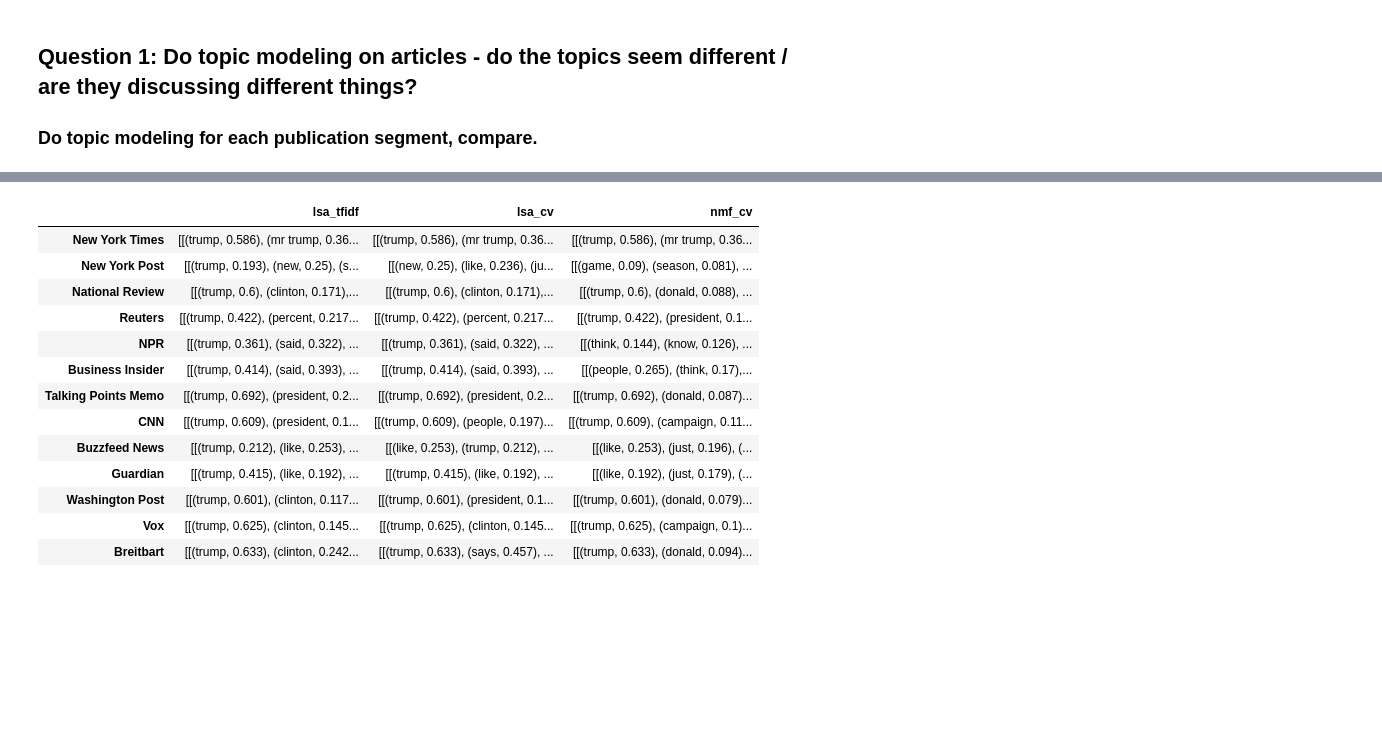
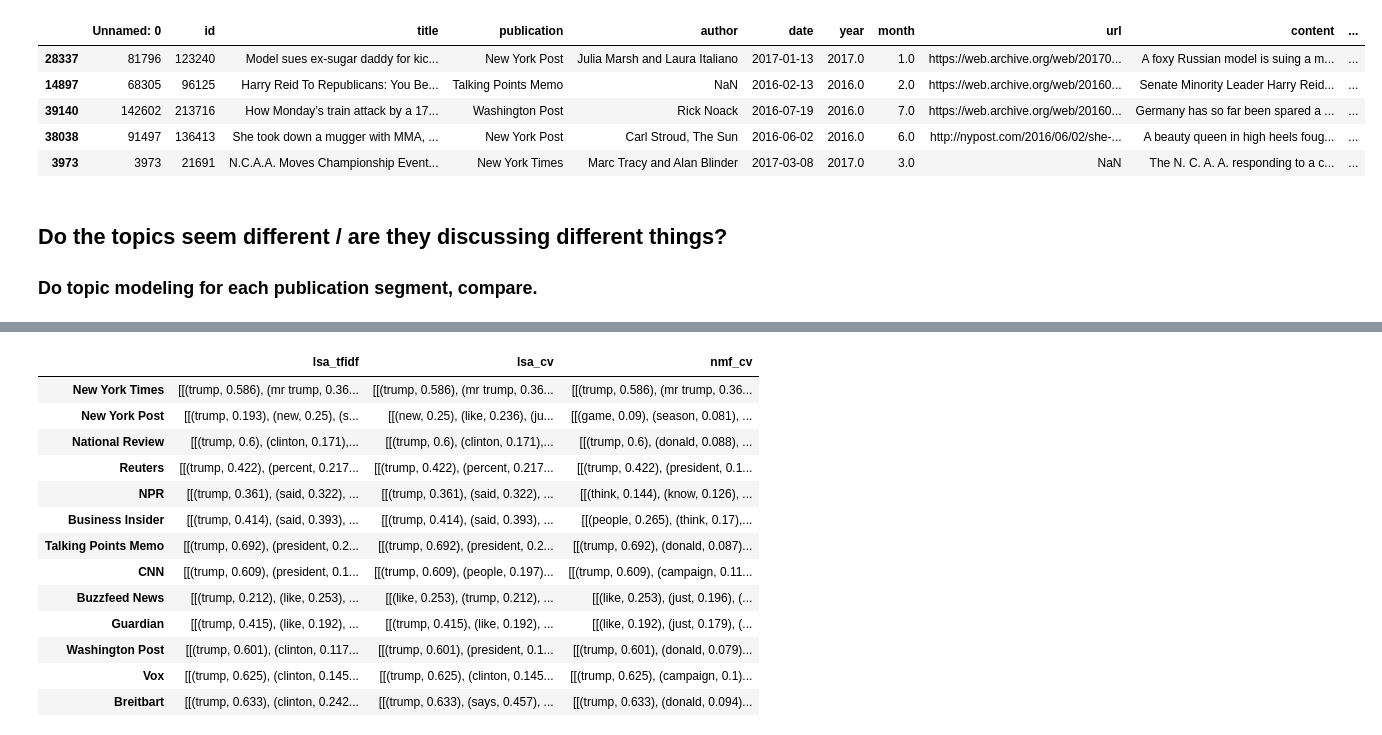
Before and after one commit to tarek-barnes/political-nlp, a Jupyter notebook: Fletcher_Main.ipynb, the cells around one changed output, grey strips where cells are left out. Drawn from its saved outputs; the diff is of its cells as text; code cells hidden in the pictures; blank space fills up the shorter version.

```diff
--- a/Fletcher_Main.ipynb
+++ b/Fletcher_Main.ipynb
@@ -14,6 +14,25 @@ articles2 = pd.read_csv("articles2.csv")
 articles3 = pd.read_csv("articles3.csv")
 articles = pd.concat([articles1, articles2, articles3])
 
+political_score_dict = {"Atlantic": -1,
+                        "Breitbart": 1,
+                        "Business Insider": -1,
+                        "Buzzfeed News": -1,
+                        "CNN": -1,
+                        "Fox News": 1,
+                        "Guardian": -1,
+                        "NPR": -1,
+                        "National Review": 1,
+                        "New York Post": 1,
+                        "New York Times": -1,
+                        "Reuters": -1,
+                        "Talking Points Memo": -1,
+                        "Vox": -1,
+                        "Washington Post": -1}
+
+articles['score'] = articles['publication'].apply(lambda x: political_score_dict[x])
+articles.head()
+
 # This helps to cut down the volume of data I'm working with
 articles_train, articles_test = train_test_split(articles, test_size=0.5)
 
@@ -22,5 +51,14 @@ uci.columns = [k.lower() for k in uci.columns]
+# %%
+articles_train.head()
+# %% [output]
+|  | Unnamed: 0 | id | title | publication | author | date | year | month | url | content | ... |
+| 28337 | 81796 | 123240 | Model sues ex-sugar daddy for kic... | New York Post | Julia Marsh and Laura Italiano | 2017-01-13 | 2017.0 | 1.0 | https://web.archive.org/web/20170... | A foxy Russian model is suing a m... | ... |
+| 14897 | 68305 | 96125 | Harry Reid To Republicans: You Be... | Talking Points Memo | NaN | 2016-02-13 | 2016.0 | 2.0 | https://web.archive.org/web/20160... | Senate Minority Leader Harry Reid... | ... |
+| 39140 | 142602 | 213716 | How Monday’s train attack by a 17... | Washington Post | Rick Noack | 2016-07-19 | 2016.0 | 7.0 | https://web.archive.org/web/20160... | Germany has so far been spared a ... | ... |
+| 38038 | 91497 | 136413 | She took down a mugger with MMA, ... | New York Post | Carl Stroud, The Sun | 2016-06-02 | 2016.0 | 6.0 | http://nypost.com/2016/06/02/she-... | A beauty queen in high heels foug... | ... |
+| 3973 | 3973 | 21691 | N.C.A.A. Moves Championship Event... | New York Times | Marc Tracy and Alan Blinder | 2017-03-08 | 2017.0 | 3.0 | NaN | The N. C. A. A. responding to a c... | ... |
 # %% [markdown]
-##  Question 1: Do topic modeling on articles - do the topics seem different / are they discussing different things?
+##  Do the topics seem different / are they discussing different things?
 
 ###  Do topic modeling for each publication segment, compare.
 # %%
```
Also changed, not shown: parts of 22 cells of this notebook, 5 other files.
